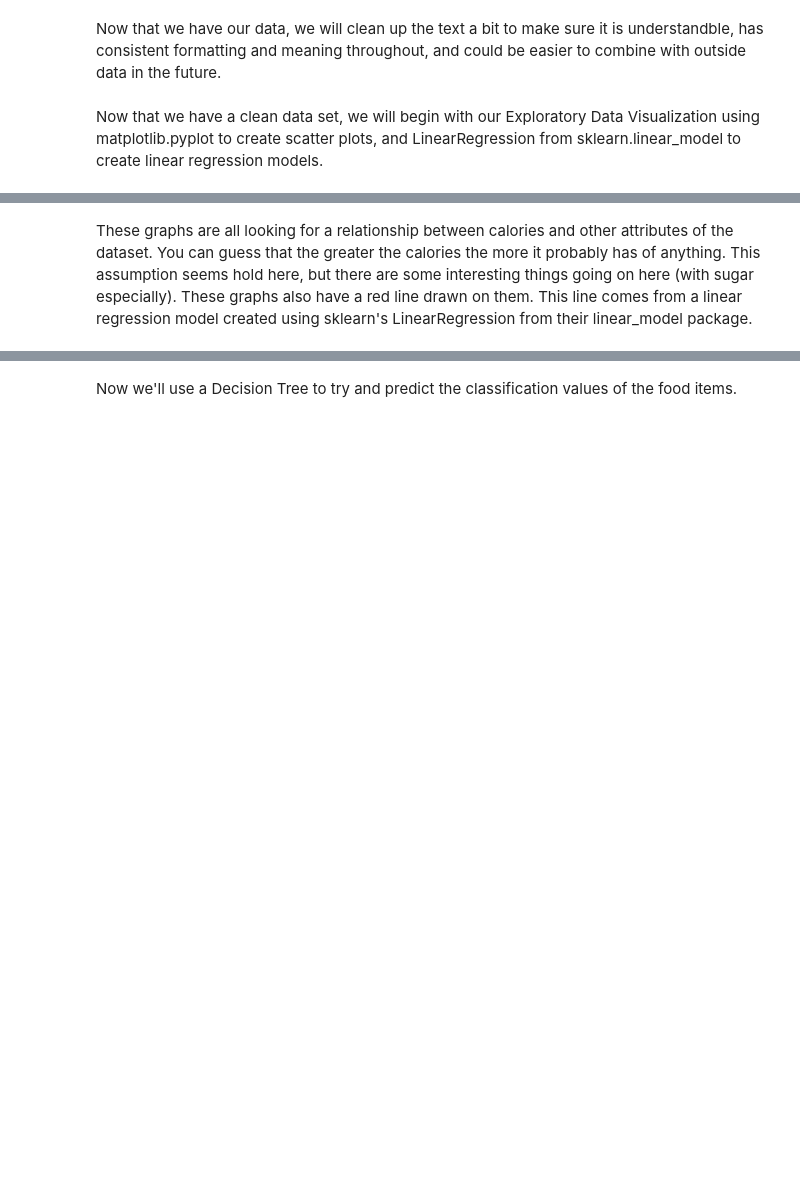
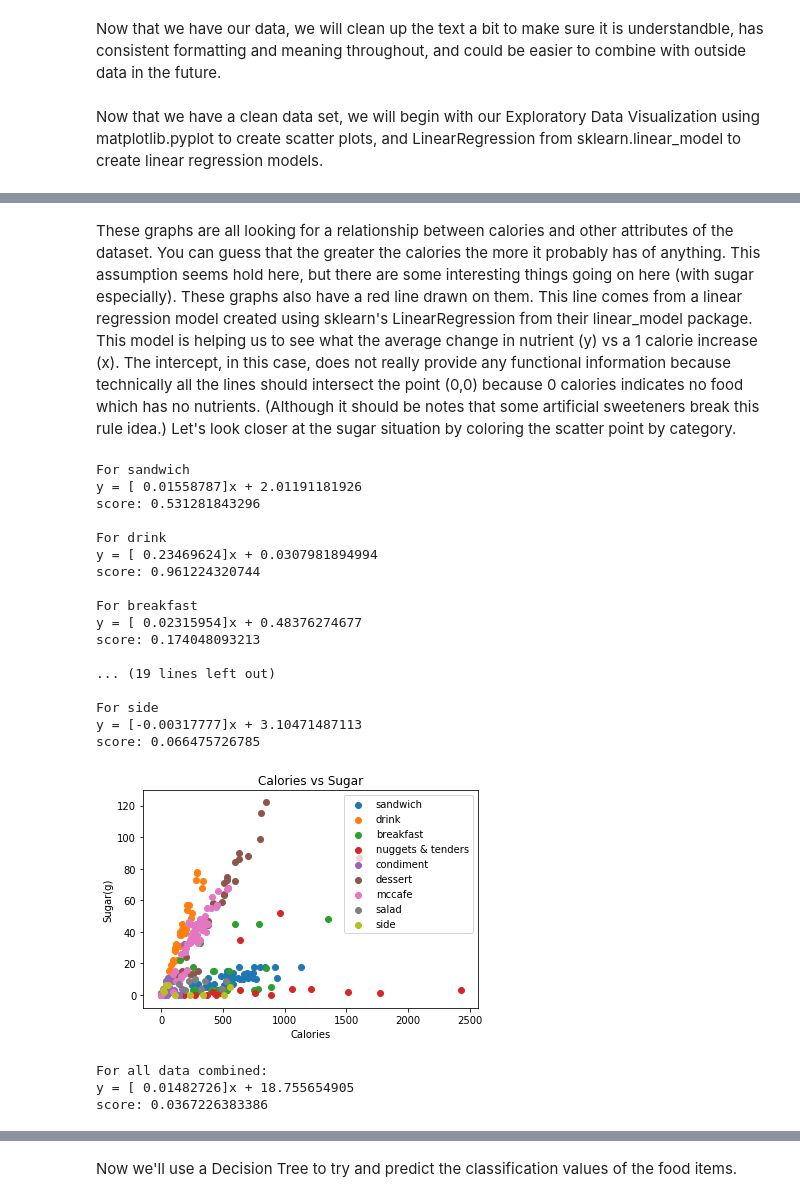
Before and after one commit to ErinNordquist/ErinNordquist.github.io, a Jupyter notebook: ErinNordquist_final.ipynb, the cells around one changed output, grey strips where cells are left out. Saved outputs shown, nothing was run; the diff lists cells and outputs as text; code cells hidden in the pictures; blank space fills up the shorter version.

```diff
--- a/ErinNordquist_final.ipynb
+++ b/ErinNordquist_final.ipynb
@@ -175,2 +175,50 @@ score: 0.28373376353
 # %% [markdown]
-These graphs are all looking for a relationship between calories and other attributes of the dataset. You can guess that the greater the calories the more it probably has of anything. This assumption seems hold here, but there are some interesting things going on here (with sugar especially). These graphs also have a red line drawn on them. This line comes from a linear regression model created using sklearn's LinearRegression from their linear_model package.
+These graphs are all looking for a relationship between calories and other attributes of the dataset. You can guess that the greater the calories the more it probably has of anything. This assumption seems hold here, but there are some interesting things going on here (with sugar especially). These graphs also have a red line drawn on them. This line comes from a linear regression model created using sklearn's LinearRegression from their linear_model package. This model is helping us to see what the average change in nutrient (y) vs a 1 calorie increase (x). The intercept, in this case, does not really provide any functional information because technically all the lines should intersect the point (0,0) because 0 calories indicates no food which has no nutrients. (Although it should be notes that some artificial sweeteners break this rule idea.) Let's look closer at the sugar situation by coloring the scatter point by category.
+# %%
+categories = nutr_df['category'].drop_duplicates()
+for category in categories:
+    temp = nutr_df[nutr_df['category']==category]
+    ppl.scatter(temp['calories'],temp['sugar_g'], label = category)
+    reg = LinearRegression().fit(np.array(temp['calories']).reshape(-1,1),temp['sugar_g'])
+    m = reg.coef_
+    b = reg.intercept_
+    #ppl.plot(nutr_df['calories'],(m*nutr_df['calories'])+b,c='r')
+    print('For '+category)
+    print('y = '+str(m)+"x + "+str(b))
+    print('score: ' + str(reg.score(np.array(temp['calories']).reshape(-1,1),temp['sugar_g'])))
+    print()
+
+ppl.legend()
+ppl.title('Calories vs Sugar')
+ppl.xlabel('Calories')
+ppl.ylabel('Sugar(g)')
+ppl.show()
+
+reg = LinearRegression().fit(np.array(nutr_df['calories']).reshape(-1,1),nutr_df['sugar_g'])
+m = reg.coef_
+b = reg.intercept_
+print('For all data combined: ')
+print('y = '+str(m)+"x + "+str(b))
+print('score: ' + str(reg.score(np.array(nutr_df['calories']).reshape(-1,1),nutr_df['sugar_g'])))
+# %% [output]
+For sandwich
+y = [ 0.01558787]x + 2.01191181926
+score: 0.531281843296
+
+For drink
+y = [ 0.23469624]x + 0.0307981894994
+score: 0.961224320744
+
+For breakfast
+y = [ 0.02315954]x + 0.48376274677
+score: 0.174048093213
+
+... (19 lines left out)
+
+For side
+y = [-0.00317777]x + 3.10471487113
+score: 0.066475726785
+[figure, added]
+For all data combined:
+y = [ 0.01482726]x + 18.755654905
+score: 0.0367226383386
```
Also changed, not shown: parts of 26 cells of this notebook, 1 other file.
